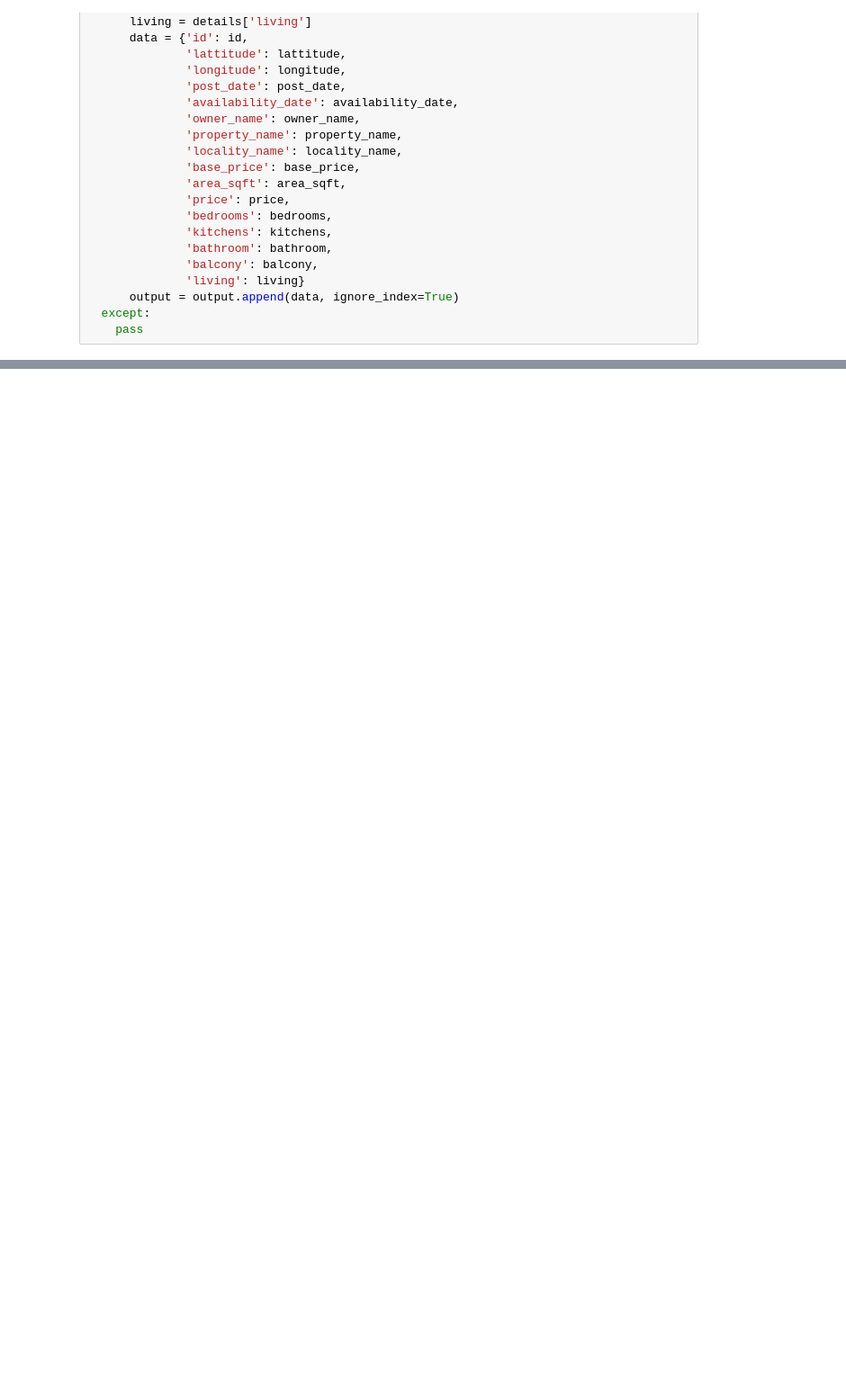
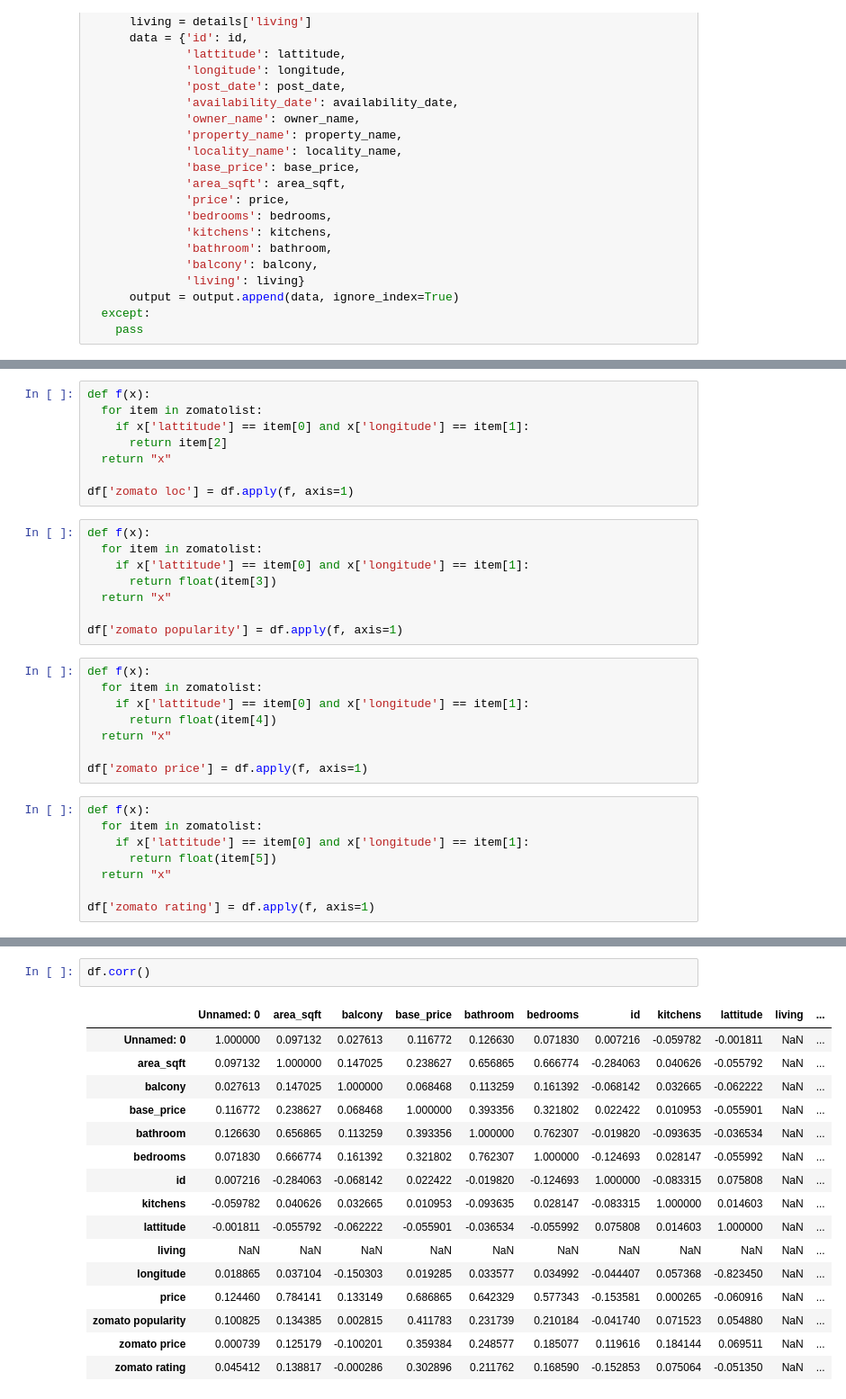
Before and after one commit to 41x3n/Price-Samjho, a Jupyter notebook: Notebooks/Generating_the_Datasets.ipynb, the cells around one changed output, grey strips where cells are left out. Shown: that part at 90% size. Cells and saved outputs as stored; diff of their text form; blank space fills up the shorter version.

Commit message:
Wrote code to generate features using zomato API

```diff
--- a/Notebooks/Generating_the_Datasets.ipynb
+++ b/Notebooks/Generating_the_Datasets.ipynb
@@ -77,0 +224,32 @@ output.to_csv(r'Datasets\raw_dataset.csv')
+# %%
+def f(x):
+  for item in zomatolist:
+    if x['lattitude'] == item[0] and x['longitude'] == item[1]:
+      return item[2]
+  return "x"
+
+df['zomato loc'] = df.apply(f, axis=1)
+# %%
+def f(x):
+  for item in zomatolist:
+    if x['lattitude'] == item[0] and x['longitude'] == item[1]:
+      return float(item[3])
+  return "x"
+
+df['zomato popularity'] = df.apply(f, axis=1)
+# %%
+def f(x):
+  for item in zomatolist:
+    if x['lattitude'] == item[0] and x['longitude'] == item[1]:
+      return float(item[4])
+  return "x"
+
+df['zomato price'] = df.apply(f, axis=1)
+# %%
+def f(x):
+  for item in zomatolist:
+    if x['lattitude'] == item[0] and x['longitude'] == item[1]:
+      return float(item[5])
+  return "x"
+
+df['zomato rating'] = df.apply(f, axis=1)
@@ -77,0 +292,19 @@ output.to_csv(r'Datasets\raw_dataset.csv')
+# %%
+df.corr()
+# %% [output]
+|  | Unnamed: 0 | area_sqft | balcony | base_price | bathroom | bedrooms | id | kitchens | lattitude | living | ... |
+| Unnamed: 0 | 1.000000 | 0.097132 | 0.027613 | 0.116772 | 0.126630 | 0.071830 | 0.007216 | -0.059782 | -0.001811 | NaN | ... |
+| area_sqft | 0.097132 | 1.000000 | 0.147025 | 0.238627 | 0.656865 | 0.666774 | -0.284063 | 0.040626 | -0.055792 | NaN | ... |
+| balcony | 0.027613 | 0.147025 | 1.000000 | 0.068468 | 0.113259 | 0.161392 | -0.068142 | 0.032665 | -0.062222 | NaN | ... |
+| base_price | 0.116772 | 0.238627 | 0.068468 | 1.000000 | 0.393356 | 0.321802 | 0.022422 | 0.010953 | -0.055901 | NaN | ... |
+| bathroom | 0.126630 | 0.656865 | 0.113259 | 0.393356 | 1.000000 | 0.762307 | -0.019820 | -0.093635 | -0.036534 | NaN | ... |
+| bedrooms | 0.071830 | 0.666774 | 0.161392 | 0.321802 | 0.762307 | 1.000000 | -0.124693 | 0.028147 | -0.055992 | NaN | ... |
+| id | 0.007216 | -0.284063 | -0.068142 | 0.022422 | -0.019820 | -0.124693 | 1.000000 | -0.083315 | 0.075808 | NaN | ... |
+| kitchens | -0.059782 | 0.040626 | 0.032665 | 0.010953 | -0.093635 | 0.028147 | -0.083315 | 1.000000 | 0.014603 | NaN | ... |
+| lattitude | -0.001811 | -0.055792 | -0.062222 | -0.055901 | -0.036534 | -0.055992 | 0.075808 | 0.014603 | 1.000000 | NaN | ... |
+| living | NaN | NaN | NaN | NaN | NaN | NaN | NaN | NaN | NaN | NaN | ... |
+| longitude | 0.018865 | 0.037104 | -0.150303 | 0.019285 | 0.033577 | 0.034992 | -0.044407 | 0.057368 | -0.823450 | NaN | ... |
+| price | 0.124460 | 0.784141 | 0.133149 | 0.686865 | 0.642329 | 0.577343 | -0.153581 | 0.000265 | -0.060916 | NaN | ... |
+| zomato popularity | 0.100825 | 0.134385 | 0.002815 | 0.411783 | 0.231739 | 0.210184 | -0.041740 | 0.071523 | 0.054880 | NaN | ... |
+| zomato price | 0.000739 | 0.125179 | -0.100201 | 0.359384 | 0.248577 | 0.185077 | 0.119616 | 0.184144 | 0.069511 | NaN | ... |
+| zomato rating | 0.045412 | 0.138817 | -0.000286 | 0.302896 | 0.211762 | 0.168590 | -0.152853 | 0.075064 | -0.051350 | NaN | ... |
```
Also changed, not shown: parts of 23 cells of this notebook.
